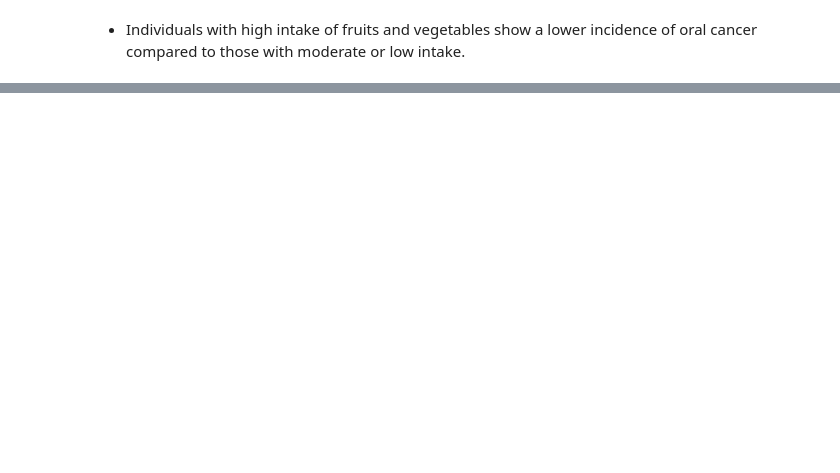
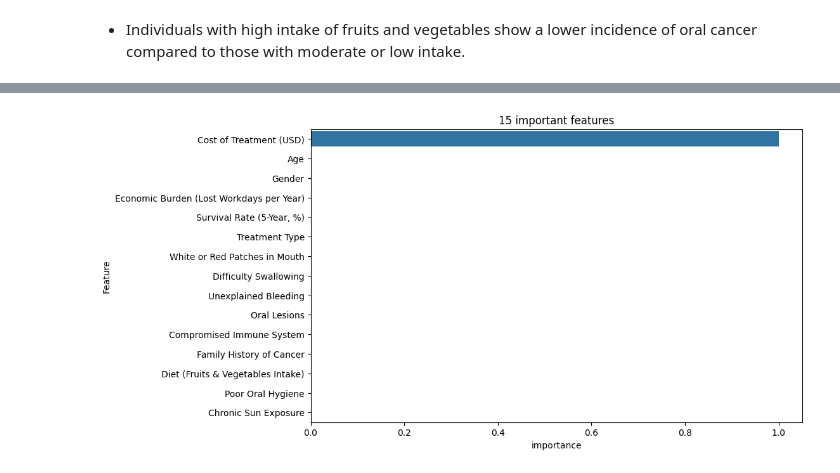
Before and after one commit to niranjanq/Oral_cancer_detection, a Jupyter notebook: Oral_cancer_Prediction_updated.ipynb, the cells around one changed output, grey strips where cells are left out. Cells and saved outputs as stored; diff of their text form; code cells hidden in the pictures; blank space fills up the shorter version.

```diff
--- a/Oral_cancer_Prediction_updated.ipynb
+++ b/Oral_cancer_Prediction_updated.ipynb
@@ -400,0 +510,6 @@ plt.show()
+# %%
+X_train,X_test,Y_train,Y_test=train_test_split(X,Y,random_state=42)
+print("Shape of X_train",X_train.shape)
+print('Shape of X_test',X_test.shape)
+print('Shape of Y_train',Y_train.shape)
+print("Shape of Y_test",Y_test.shape)
@@ -400,0 +521,3 @@ plt.show()
+# %%
+logreg_model_2=LogisticRegression(random_state=42)
+logreg_model_2.fit(X_train,Y_train)
@@ -400,0 +547,3 @@ plt.show()
+# %%
+dt=DecisionTreeClassifier(random_state=42)
+dt.fit(X_train,Y_train)
@@ -400,0 +572,7 @@ plt.show()
+# %%
+feature_importance=dt.feature_importances_
+features=X_train.columns
+imp_df=pd.DataFrame({'Feature':features,
+                     'importance':feature_importance})
+
+imp_df=imp_df.sort_values(by='importance',ascending=False)
@@ -400,0 +599,7 @@ plt.show()
+# %%
+plt.figure(figsize=(10,6))
+sns.barplot(x='importance',y='Feature',data=imp_df.head(15))
+plt.title("15 important features")
+plt.show()
+# %% [output]
+[figure, added]
```
Also changed, not shown: parts of 51 cells of this notebook.
